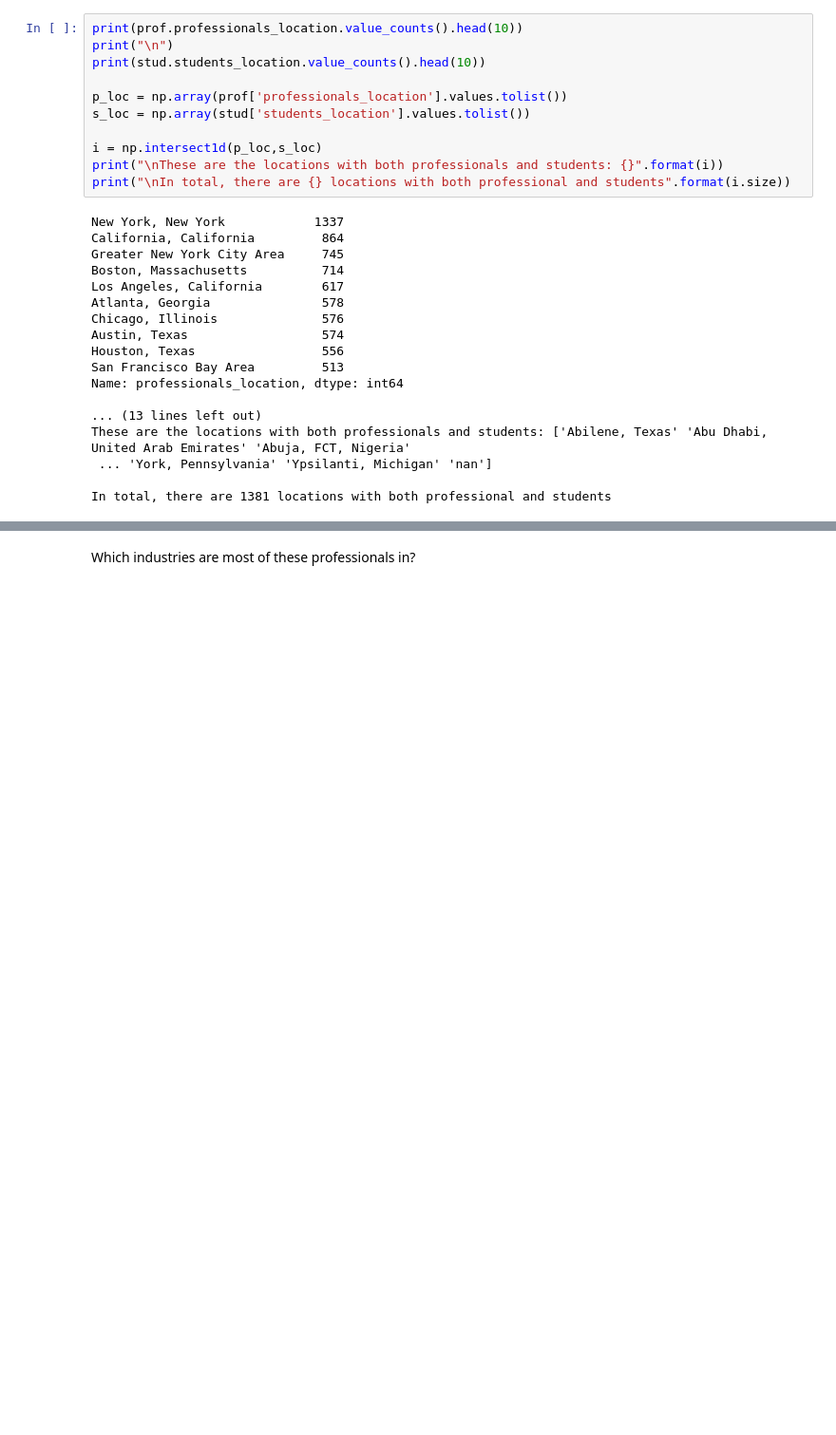
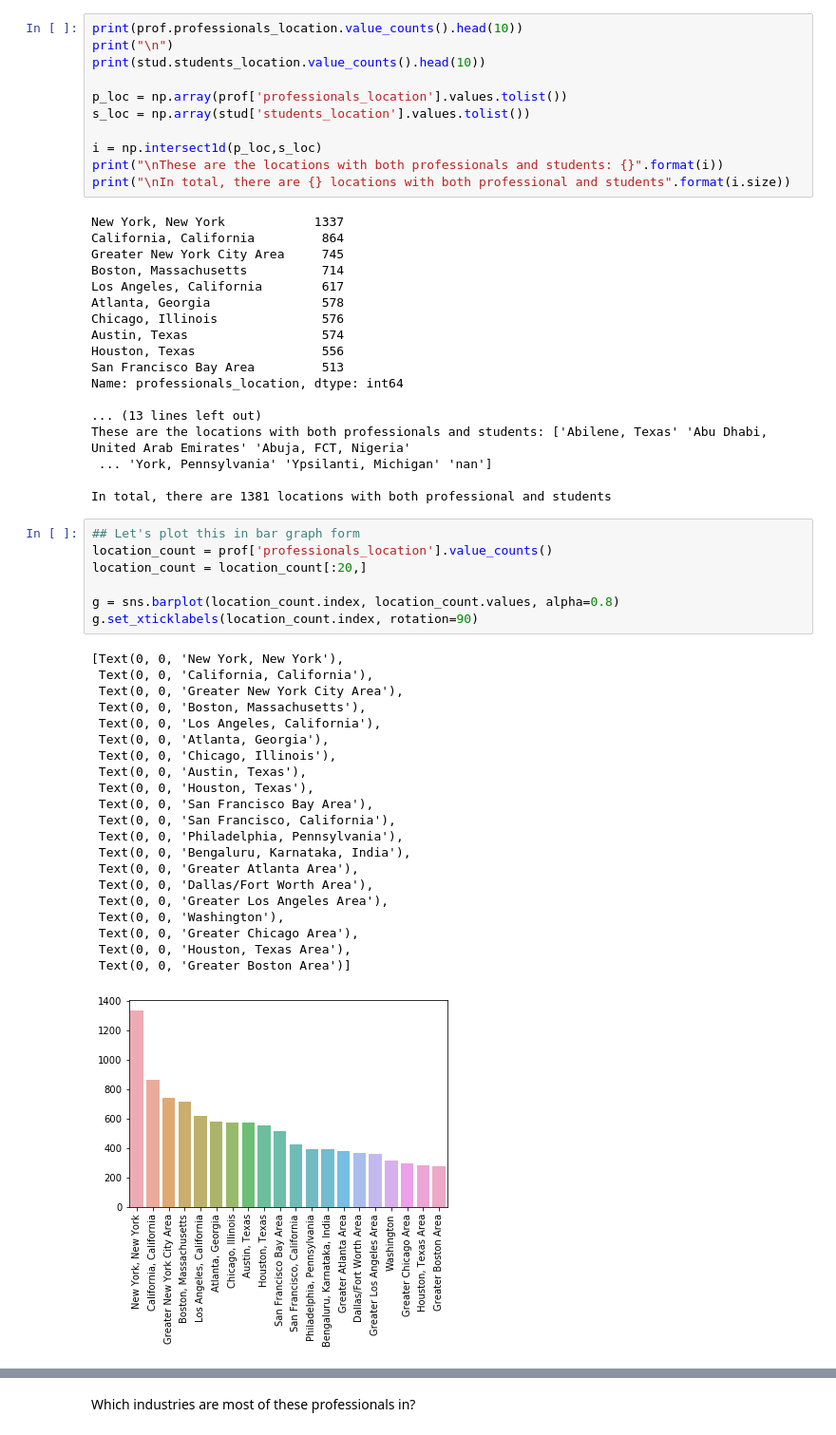
Before and after one commit to alisonn/gdso_2019, a Jupyter notebook: exploratory_data_analysis.ipynb, the cells around one changed output, grey strips where cells are left out. Shown at 95% size. Cells and saved outputs as stored; diff of their text form; blank space fills up the shorter version.

Commit message:
adding bar plots

```diff
--- a/exploratory_data_analysis.ipynb
+++ b/exploratory_data_analysis.ipynb
@@ -46,3 +45,32 @@ These are the locations with both professionals and students: ['Abilene, Texas'
  ... 'York, Pennsylvania' 'Ypsilanti, Michigan' 'nan']
 
 In total, there are 1381 locations with both professional and students
+# %%
+## Let's plot this in bar graph form
+location_count = prof['professionals_location'].value_counts()
+location_count = location_count[:20,]
+
+g = sns.barplot(location_count.index, location_count.values, alpha=0.8)
+g.set_xticklabels(location_count.index, rotation=90)
+# %% [output]
+[Text(0, 0, 'New York, New York'),
+ Text(0, 0, 'California, California'),
+ Text(0, 0, 'Greater New York City Area'),
+ Text(0, 0, 'Boston, Massachusetts'),
+ Text(0, 0, 'Los Angeles, California'),
+ Text(0, 0, 'Atlanta, Georgia'),
+ Text(0, 0, 'Chicago, Illinois'),
+ Text(0, 0, 'Austin, Texas'),
+ Text(0, 0, 'Houston, Texas'),
+ Text(0, 0, 'San Francisco Bay Area'),
+ Text(0, 0, 'San Francisco, California'),
+ Text(0, 0, 'Philadelphia, Pennsylvania'),
+ Text(0, 0, 'Bengaluru, Karnataka, India'),
+ Text(0, 0, 'Greater Atlanta Area'),
+ Text(0, 0, 'Dallas/Fort Worth Area'),
+ Text(0, 0, 'Greater Los Angeles Area'),
+ Text(0, 0, 'Washington'),
+ Text(0, 0, 'Greater Chicago Area'),
+ Text(0, 0, 'Houston, Texas Area'),
+ Text(0, 0, 'Greater Boston Area')]
+[figure, added]
```
Also changed, not shown: parts of 3 cells of this notebook.
